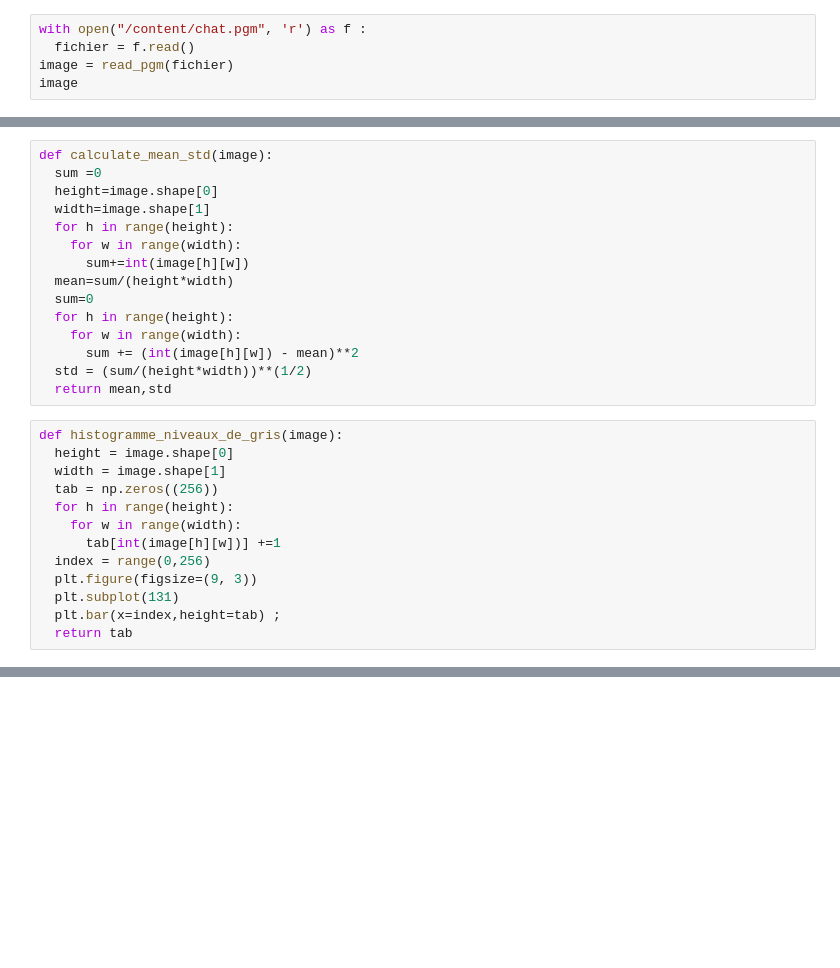
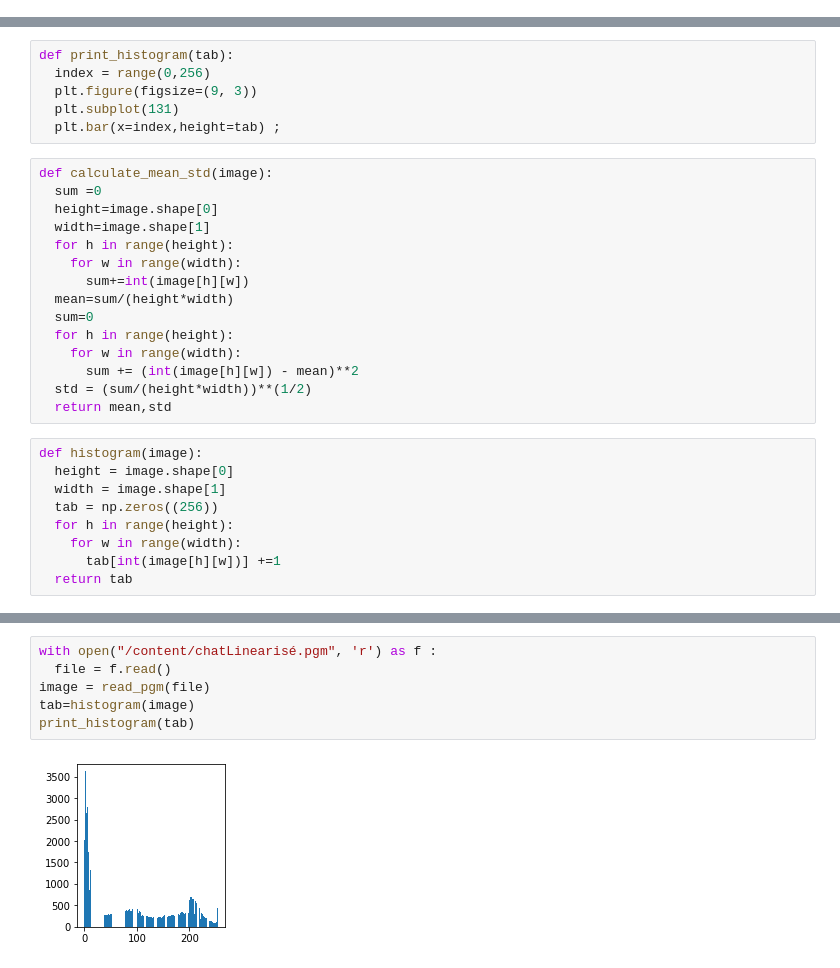
Before and after one commit to bchiramani/TraitementImages, a Jupyter notebook: TP1TraitementImages.ipynb, the cells around one changed output, grey strips where cells are left out. Cells and saved outputs as stored; diff of their text form; blank space fills up the shorter version.

```diff
--- a/TP1TraitementImages.ipynb
+++ b/TP1TraitementImages.ipynb
@@ -29,5 +18,0 @@ def write_pgm(width,height,filename):
-# %%
-with open("/content/chat.pgm", 'r') as f :
-  fichier = f.read()
-image = read_pgm(fichier)
-image
@@ -42,3 +27,9 @@ array([['1', '1', '1', ..., '2', '4', '3'],
+# %%
+def print_histogram(tab):
+  index = range(0,256)
+  plt.figure(figsize=(9, 3))
+  plt.subplot(131)
+  plt.bar(x=index,height=tab) ;
 # %%
 def calculate_mean_std(image):
   sum =0
@@ -55,16 +46,12 @@ def calculate_mean_std(image):
   std = (sum/(height*width))**(1/2)
   return mean,std
 # %%
-def histogramme_niveaux_de_gris(image):
+def histogram(image):
   height = image.shape[0]
   width = image.shape[1]
   tab = np.zeros((256))
   for h in range(height):
     for w in range(width):
       tab[int(image[h][w])] +=1
-  index = range(0,256)
-  plt.figure(figsize=(9, 3))
-  plt.subplot(131)
-  plt.bar(x=index,height=tab) ;
   return tab
 # %%
@@ -95,0 +218,8 @@ La moyenne des niveaux de gris est 85.43944010416666 et son écrat type est 71.0
+# %%
+with open("/content/chatLinearisé.pgm", 'r') as f :
+  file = f.read()
+image = read_pgm(file)
+tab=histogram(image)
+print_histogram(tab)
+# %% [output]
+[figure, added]
```
Also changed, not shown: parts of 19 cells of this notebook.
